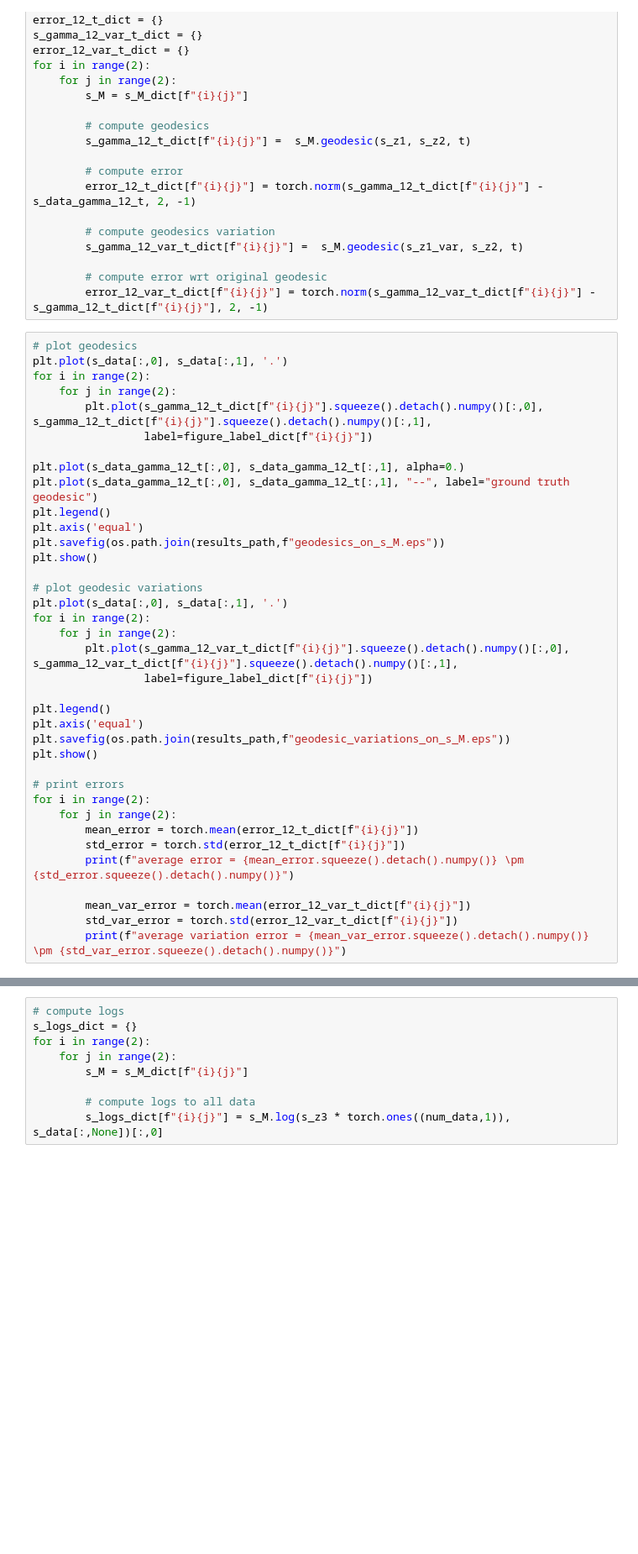
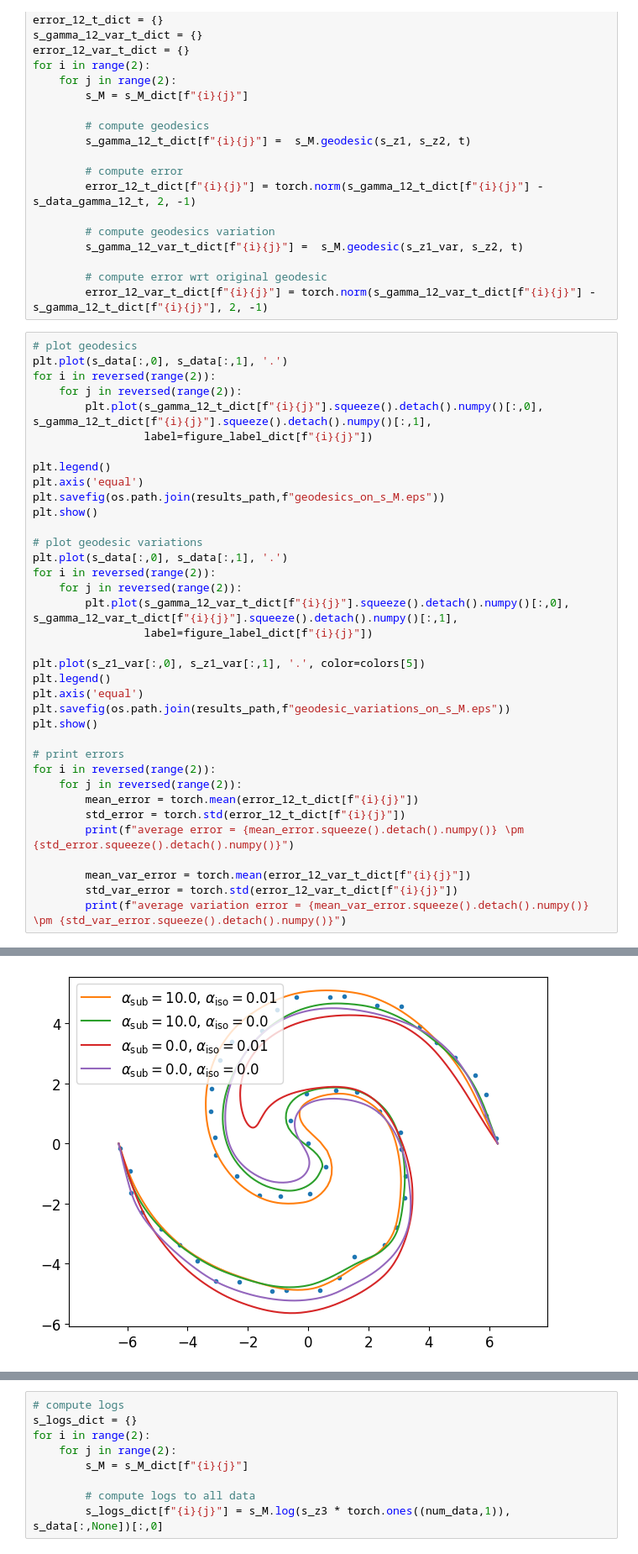
Before and after one commit to wdiepeveen/Pulling-back-symmetric-Riemannian-geometry-for-data-analysis, a Jupyter notebook: experiments/diffeomorphism_effects/evaluate_diffeomorphism_effects.ipynb, the cells around one changed output, grey strips where cells are left out. Shown: that part at 84% size. Drawn from its saved outputs; the diff is of its cells as text; blank space fills up the shorter version.

```diff
--- a/experiments/diffeomorphism_effects/evaluate_diffeomorphism_effects.ipynb
+++ b/experiments/diffeomorphism_effects/evaluate_diffeomorphism_effects.ipynb
@@ -131,13 +174,11 @@ for i in range(2):
 # %%
 # plot geodesics
 plt.plot(s_data[:,0], s_data[:,1], '.')
-for i in range(2):
-    for j in range(2):
+for i in reversed(range(2)):
+    for j in reversed(range(2)):
         plt.plot(s_gamma_12_t_dict[f"{i}{j}"].squeeze().detach().numpy()[:,0], s_gamma_12_t_dict[f"{i}{j}"].squeeze().detach().numpy()[:,1],
                  label=figure_label_dict[f"{i}{j}"])
 
-plt.plot(s_data_gamma_12_t[:,0], s_data_gamma_12_t[:,1], alpha=0.)
-plt.plot(s_data_gamma_12_t[:,0], s_data_gamma_12_t[:,1], "--", label="ground truth geodesic")
 plt.legend()
 plt.axis('equal')
 plt.savefig(os.path.join(results_path,f"geodesics_on_s_M.eps"))
@@ -145,19 +186,20 @@ plt.show()
 
 # plot geodesic variations
 plt.plot(s_data[:,0], s_data[:,1], '.')
-for i in range(2):
-    for j in range(2):
+for i in reversed(range(2)):
+    for j in reversed(range(2)):
         plt.plot(s_gamma_12_var_t_dict[f"{i}{j}"].squeeze().detach().numpy()[:,0], s_gamma_12_var_t_dict[f"{i}{j}"].squeeze().detach().numpy()[:,1],
                  label=figure_label_dict[f"{i}{j}"])
 
+plt.plot(s_z1_var[:,0], s_z1_var[:,1], '.', color=colors[5])
 plt.legend()
 plt.axis('equal')
 plt.savefig(os.path.join(results_path,f"geodesic_variations_on_s_M.eps"))
 plt.show()
 
 # print errors
-for i in range(2):
-    for j in range(2):
+for i in reversed(range(2)):
+    for j in reversed(range(2)):
         mean_error = torch.mean(error_12_t_dict[f"{i}{j}"])
         std_error = torch.std(error_12_t_dict[f"{i}{j}"])
         print(f"average error = {mean_error.squeeze().detach().numpy()} \pm {std_error.squeeze().detach().numpy()}")
@@ -165,3 +207,4 @@ for i in range(2):
         mean_var_error = torch.mean(error_12_var_t_dict[f"{i}{j}"])
         std_var_error = torch.std(error_12_var_t_dict[f"{i}{j}"])
         print(f"average variation error = {mean_var_error.squeeze().detach().numpy()} \pm {std_var_error.squeeze().detach().numpy()}")
+# %% [output]
@@ -167,0 +212 @@ for i in range(2):
+[figure, added]
```
Also changed, not shown: parts of 11 cells of this notebook, 25 other files.
